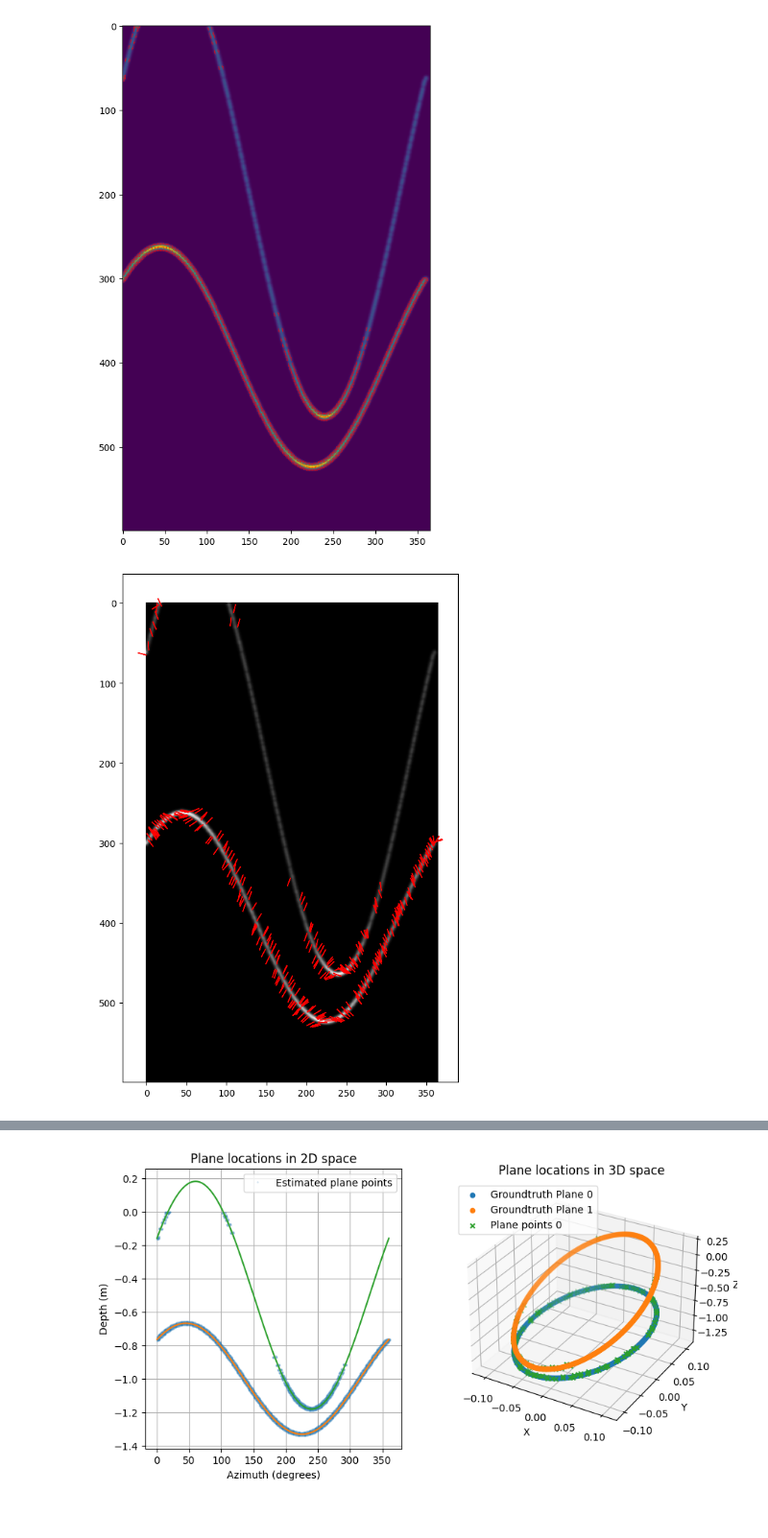
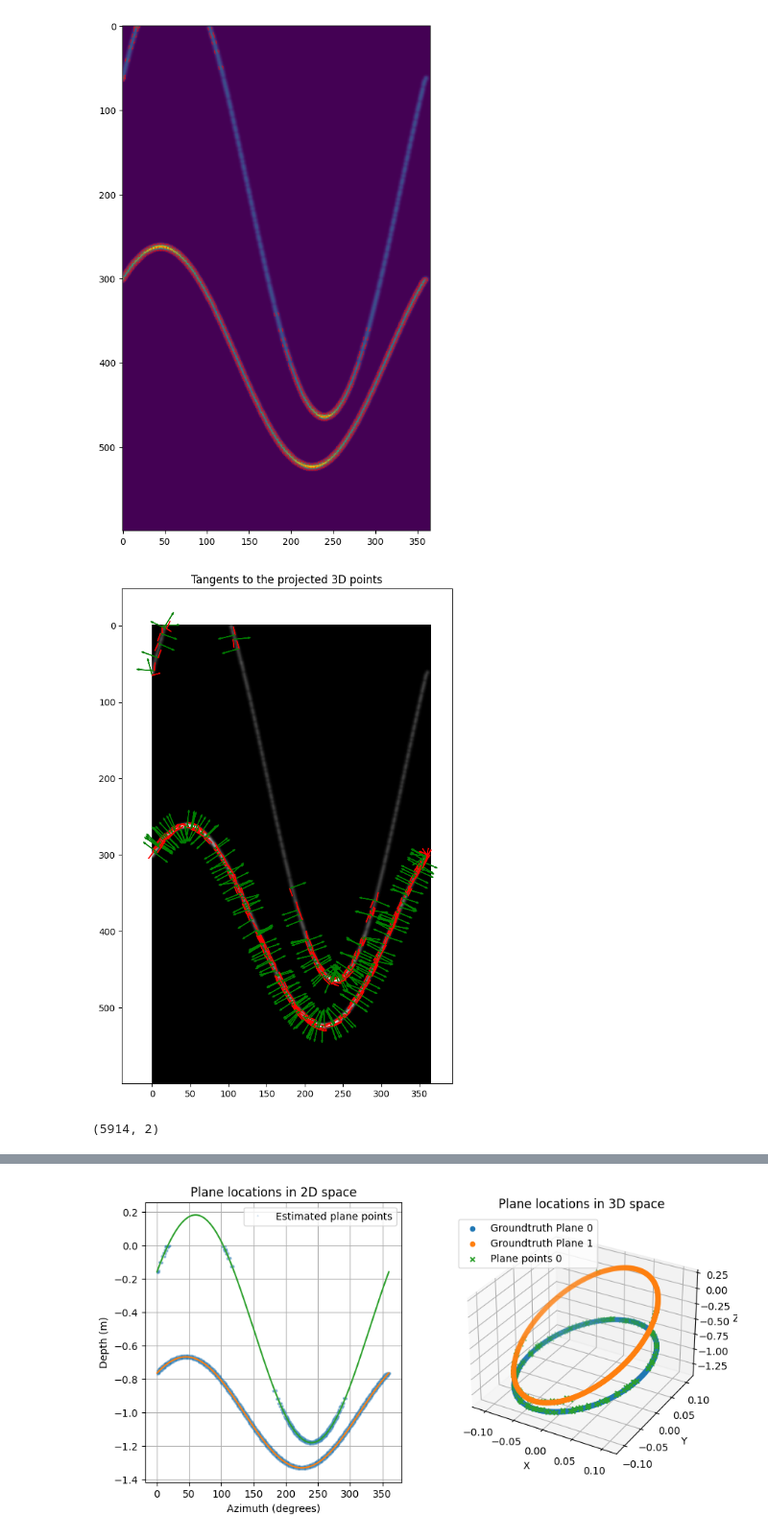
Before and after one commit to balthazarneveu/geosciences, a Jupyter notebook: TP_4/planes_synthesis.ipynb, the cells around one changed output, grey strips where cells are left out. Shown at 96% size. Cells and saved outputs as stored; diff of their text form; code cells hidden in the pictures.

Commit message:
#4 TP-4 estimate 3D tangents from vector field

```diff
--- a/TP_4/planes_synthesis.ipynb
+++ b/TP_4/planes_synthesis.ipynb
@@ -59,8 +59,8 @@ plt.show()
 # %% [output]
 [figure]
 # %%
-img_grad_h  = filters.sobel_h(img)
-img_grad_v  = filters.sobel_v(img)
+img_grad_v  = filters.sobel_h(img) # find the horizontal edges  =vertical gradient
+img_grad_h  = filters.sobel_v(img) # find the vertical edges = horizontal gradient
 high_amplitude = (img_grad > 0.02)
 img_grad_h[~high_amplitude] = np.NaN
 img_grad_v[~high_amplitude] = np.NaN
@@ -80,19 +73,31 @@ gradients = gradients / np.linalg.norm(gradients, axis=1)[:, None]
 # %%
 coords = np.array(np.where(high_amplitude)).T
-# plt.quiver(*np.where(high_amplitude), gradients[:,0] , gradients[:1], angles='xy', scale_units='xy', scale=1)
 gradients_image_scales = np.array([img_grad_h[high_amplitude], img_grad_v[high_amplitude]]).T
 gradients_unscaled = gradients_image_scales / np.linalg.norm(gradients_image_scales, axis=1)[:, None]
+tangents_unscaled = np.array([-img_grad_v[high_amplitude], img_grad_h[high_amplitude]]).T
+tangents_unscaled = tangents_unscaled / np.linalg.norm(tangents_unscaled, axis=1)[:, None]
 plt.figure(figsize=(10, 10))
 plt.imshow(img, cmap='gray')
 for coord_idx in range(coords.shape[0]):
     if coord_idx % 20 != 0:
         continue
-
     plt.arrow(
-        coords[coord_idx, 1], coords[coord_idx, 0], 10.*gradients_unscaled[coord_idx, 0], 10.*gradients_unscaled[coord_idx, 1],
+        coords[coord_idx, 1], coords[coord_idx, 0],
+        20.*gradients_unscaled[coord_idx, 0],
+        20.*gradients_unscaled[coord_idx, 1],
+        head_width=2., head_length=3.,
+        fc='b',
+        ec='g'
+    )
+    plt.arrow(
+        coords[coord_idx, 1], coords[coord_idx, 0],
+        10.*tangents_unscaled[coord_idx, 0],
+        10.*tangents_unscaled[coord_idx, 1],
         head_width=0.1, head_length=1.,
         fc='b',
         ec='r'
     )
+plt.title('Tangents to the projected 3D points')
+plt.show()
 # %% [output]
-[figure, old version]
+[figure, new version]
@@ -98,0 +143,4 @@ for coord_idx in range(coords.shape[0]):
+# %%
+tan_vec_2d = get_tangent_vec_from_gradients(img_grad_h[high_amplitude], img_grad_v[high_amplitude], normalize=False)
+# %% [output]
+(5914, 2)
```
Also changed, not shown: parts of 5 cells of this notebook.
